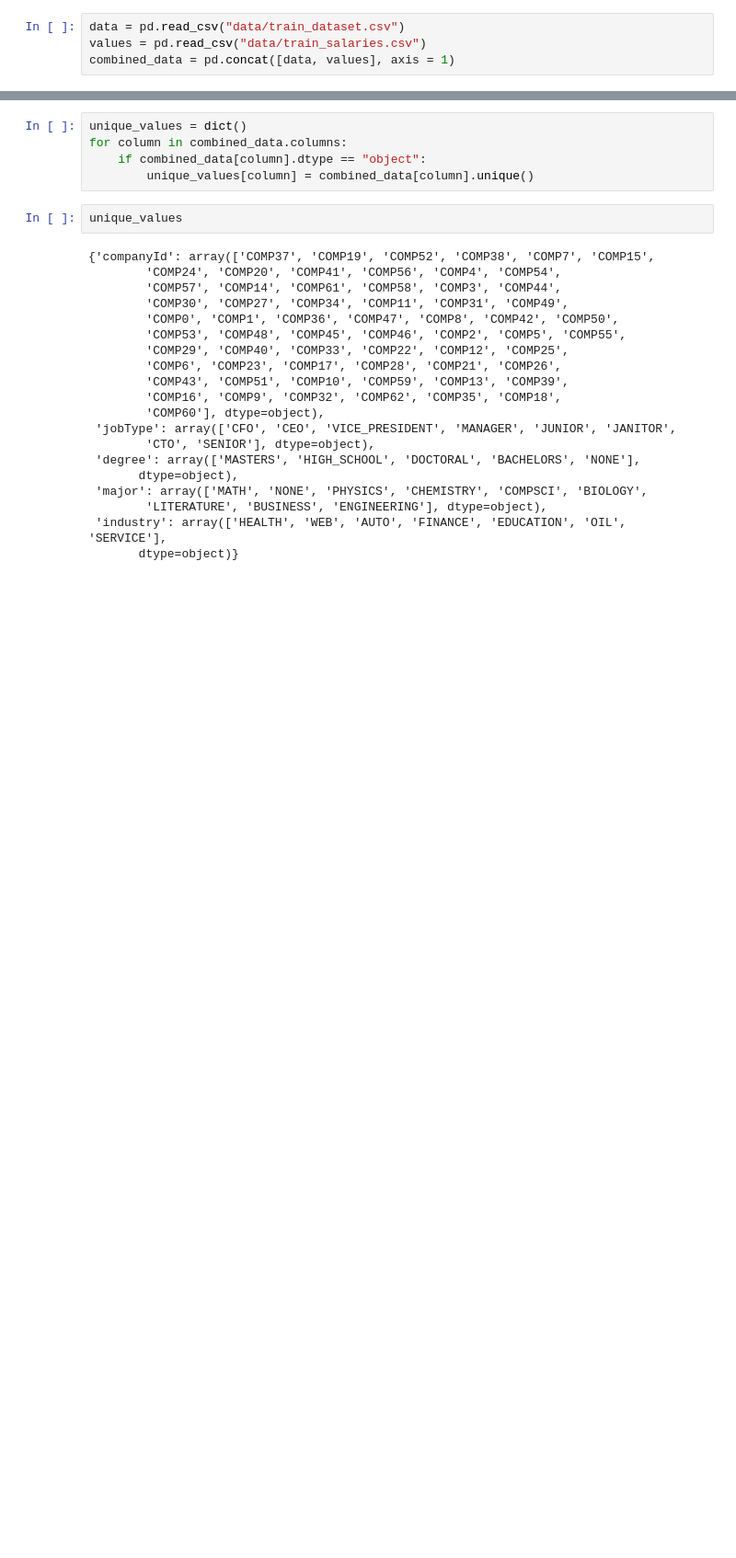
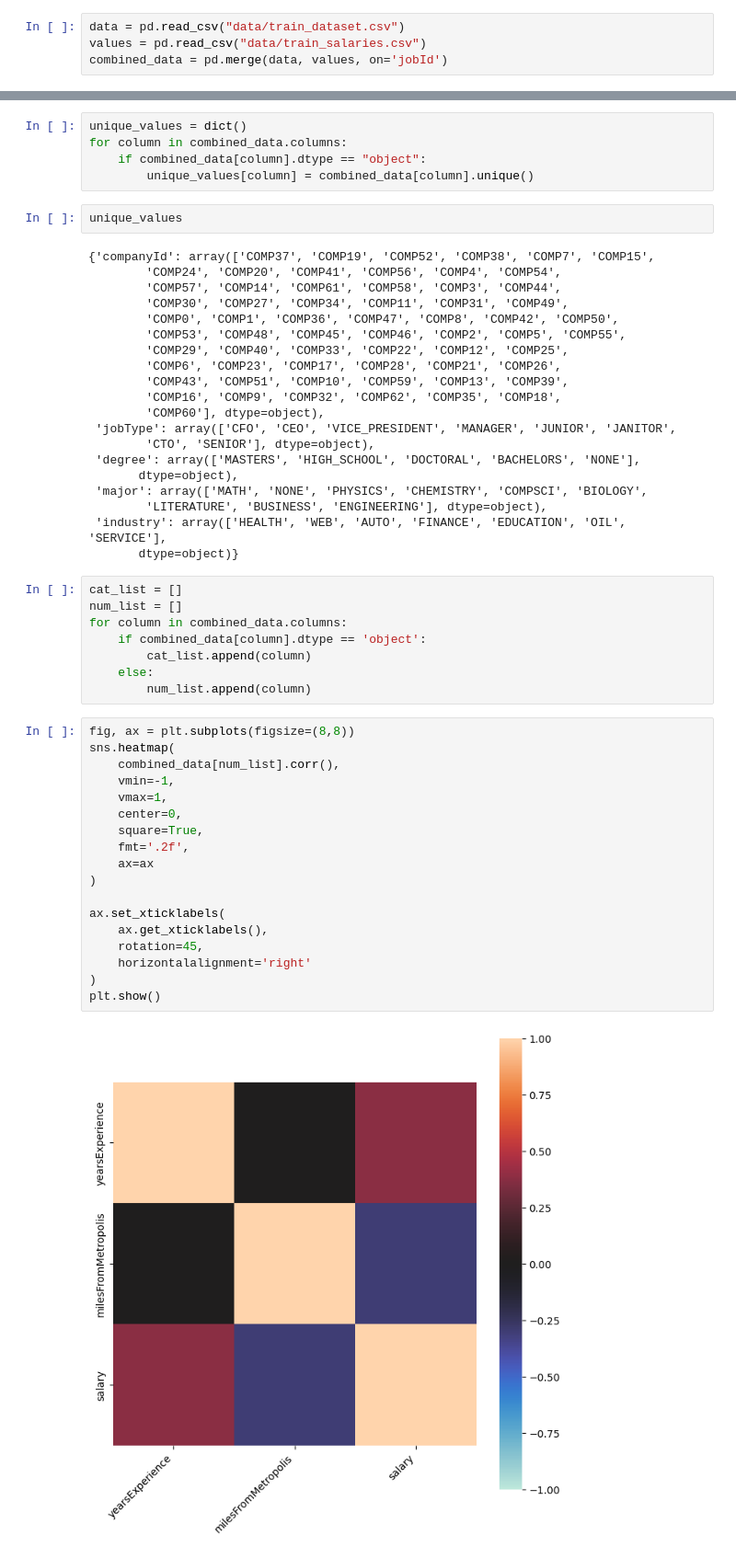
Before and after one commit to shubhankar567/Employee_Attrition_System, a Jupyter notebook: notebooks/EDA.ipynb, the cells around one changed output, grey strips where cells are left out. Shown at 92% size. Drawn from its saved outputs; the diff is of its cells as text; blank space fills up the shorter version.

```diff
--- a/notebooks/EDA.ipynb
+++ b/notebooks/EDA.ipynb
@@ -6,7 +11,7 @@ import seaborn as sns
 # %%
 data = pd.read_csv("data/train_dataset.csv")
 values = pd.read_csv("data/train_salaries.csv")
-combined_data = pd.concat([data, values], axis = 1)
+combined_data = pd.merge(data, values, on='jobId')
 # %%
 combined_data.head()
 # %% [output]
@@ -65,3 +69,31 @@ unique_values
         'LITERATURE', 'BUSINESS', 'ENGINEERING'], dtype=object),
  'industry': array(['HEALTH', 'WEB', 'AUTO', 'FINANCE', 'EDUCATION', 'OIL', 'SERVICE'],
        dtype=object)}
+# %%
+cat_list = []
+num_list = []
+for column in combined_data.columns:
+    if combined_data[column].dtype == 'object':
+        cat_list.append(column)
+    else:
+        num_list.append(column)
+# %%
+fig, ax = plt.subplots(figsize=(8,8))
+sns.heatmap(
+    combined_data[num_list].corr(),
+    vmin=-1,
+    vmax=1,
+    center=0,
+    square=True,
+    fmt='.2f',
+    ax=ax
+)
+
+ax.set_xticklabels(
+    ax.get_xticklabels(),
+    rotation=45,
+    horizontalalignment='right'
+)
+plt.show()
+# %% [output]
+[figure, added]
```
Also changed, not shown: parts of 26 cells of this notebook, 1 other file.
